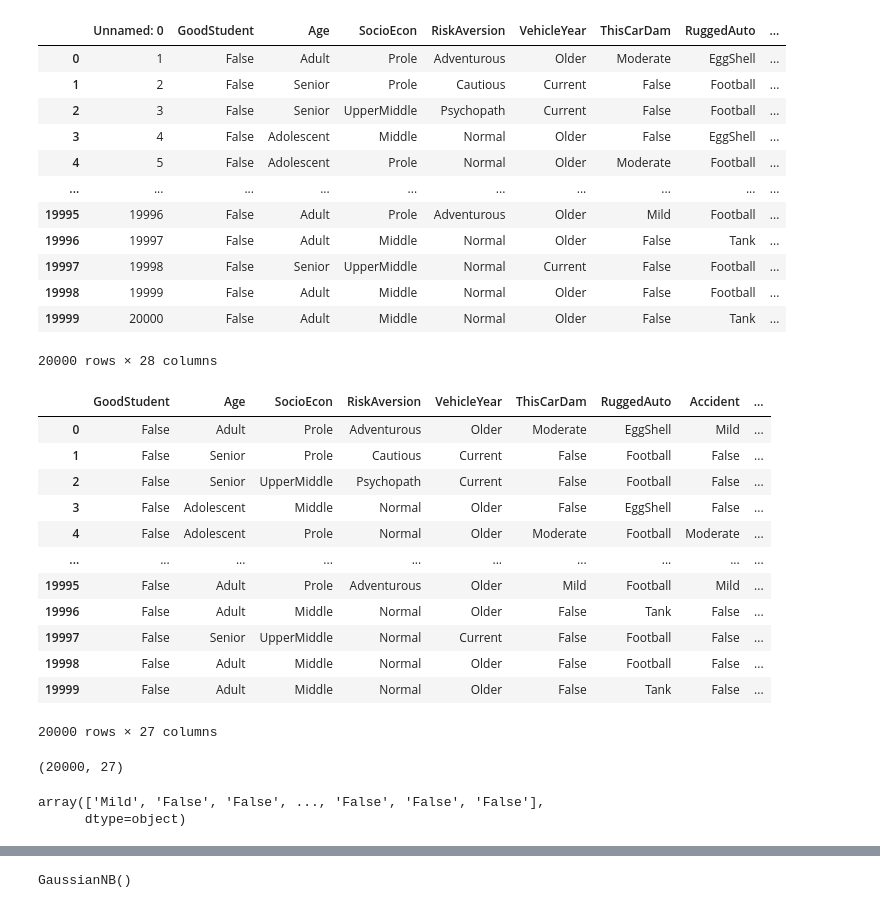
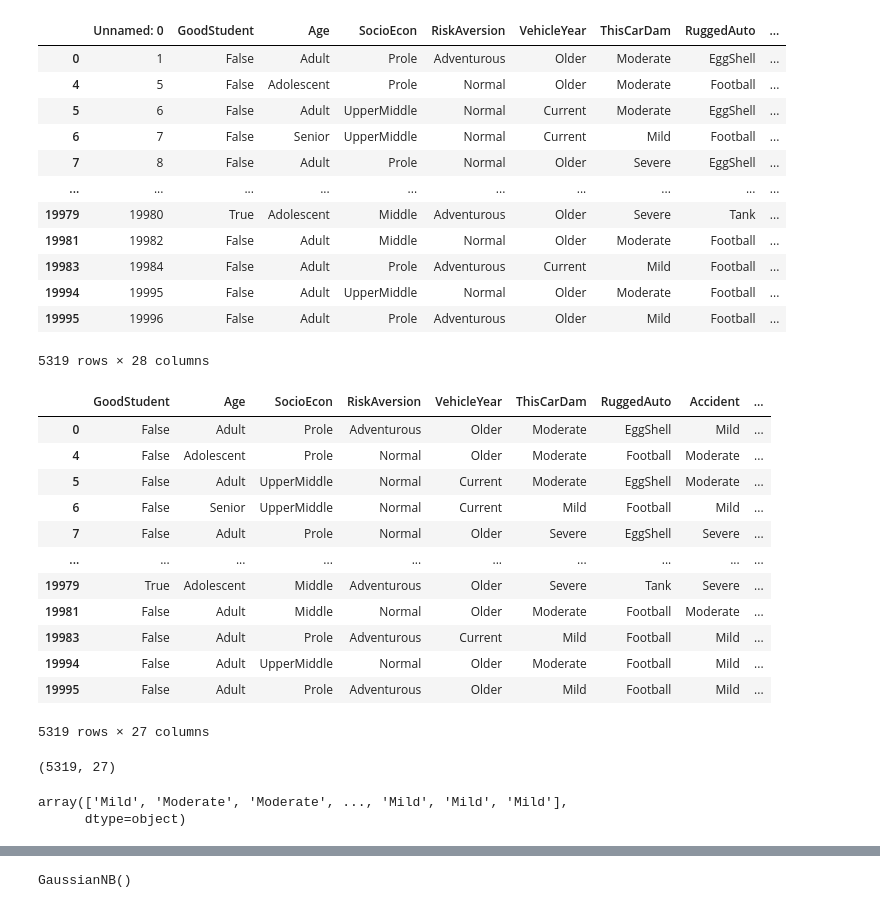
Before and after one commit to seskelsen/ai, a Jupyter notebook: NaiveBayes.ipynb, the cells around one changed output, grey strips where cells are left out. Saved outputs shown, nothing was run; the diff lists cells and outputs as text; code cells hidden in the pictures.

```diff
--- a/NaiveBayes.ipynb
+++ b/NaiveBayes.ipynb
@@ -8,42 +8,43 @@ from sklearn.metrics import accuracy_score, precision_score, recall_score, f1_sc
 from yellowbrick.classifier import ConfusionMatrix
 # %%
 base = pd.read_csv("insurance.csv")
+base = base.dropna()
 base
 # %% [output]
 |  | Unnamed: 0 | GoodStudent | Age | SocioEcon | RiskAversion | VehicleYear | ThisCarDam | RuggedAuto | ... |
 | 0 | 1 | False | Adult | Prole | Adventurous | Older | Moderate | EggShell | ... |
-| 1 | 2 | False | Senior | Prole | Cautious | Current | False | Football | ... |
-| 2 | 3 | False | Senior | UpperMiddle | Psychopath | Current | False | Football | ... |
-| 3 | 4 | False | Adolescent | Middle | Normal | Older | False | EggShell | ... |
 | 4 | 5 | False | Adolescent | Prole | Normal | Older | Moderate | Football | ... |
+| 5 | 6 | False | Adult | UpperMiddle | Normal | Current | Moderate | EggShell | ... |
+| 6 | 7 | False | Senior | UpperMiddle | Normal | Current | Mild | Football | ... |
+| 7 | 8 | False | Adult | Prole | Normal | Older | Severe | EggShell | ... |
 | ... | ... | ... | ... | ... | ... | ... | ... | ... | ... |
+| 19979 | 19980 | True | Adolescent | Middle | Adventurous | Older | Severe | Tank | ... |
+| 19981 | 19982 | False | Adult | Middle | Normal | Older | Moderate | Football | ... |
+| 19983 | 19984 | False | Adult | Prole | Adventurous | Current | Mild | Football | ... |
+| 19994 | 19995 | False | Adult | UpperMiddle | Normal | Older | Moderate | Football | ... |
 | 19995 | 19996 | False | Adult | Prole | Adventurous | Older | Mild | Football | ... |
-| 19996 | 19997 | False | Adult | Middle | Normal | Older | False | Tank | ... |
-| 19997 | 19998 | False | Senior | UpperMiddle | Normal | Current | False | Football | ... |
-| 19998 | 19999 | False | Adult | Middle | Normal | Older | False | Football | ... |
-| 19999 | 20000 | False | Adult | Middle | Normal | Older | False | Tank | ... |
-20000 rows × 28 columns
+5319 rows × 28 columns
 # %%
 base = base.drop(columns="Unnamed: 0")
 base
 # %% [output]
 |  | GoodStudent | Age | SocioEcon | RiskAversion | VehicleYear | ThisCarDam | RuggedAuto | Accident | ... |
 | 0 | False | Adult | Prole | Adventurous | Older | Moderate | EggShell | Mild | ... |
-| 1 | False | Senior | Prole | Cautious | Current | False | Football | False | ... |
-| 2 | False | Senior | UpperMiddle | Psychopath | Current | False | Football | False | ... |
-| 3 | False | Adolescent | Middle | Normal | Older | False | EggShell | False | ... |
 | 4 | False | Adolescent | Prole | Normal | Older | Moderate | Football | Moderate | ... |
+| 5 | False | Adult | UpperMiddle | Normal | Current | Moderate | EggShell | Moderate | ... |
+| 6 | False | Senior | UpperMiddle | Normal | Current | Mild | Football | Mild | ... |
+| 7 | False | Adult | Prole | Normal | Older | Severe | EggShell | Severe | ... |
 | ... | ... | ... | ... | ... | ... | ... | ... | ... | ... |
+| 19979 | True | Adolescent | Middle | Adventurous | Older | Severe | Tank | Severe | ... |
+| 19981 | False | Adult | Middle | Normal | Older | Moderate | Football | Moderate | ... |
+| 19983 | False | Adult | Prole | Adventurous | Current | Mild | Football | Mild | ... |
+| 19994 | False | Adult | UpperMiddle | Normal | Older | Moderate | Football | Mild | ... |
 | 19995 | False | Adult | Prole | Adventurous | Older | Mild | Football | Mild | ... |
-| 19996 | False | Adult | Middle | Normal | Older | False | Tank | False | ... |
-| 19997 | False | Senior | UpperMiddle | Normal | Current | False | Football | False | ... |
-| 19998 | False | Adult | Middle | Normal | Older | False | Football | False | ... |
-| 19999 | False | Adult | Middle | Normal | Older | False | Tank | False | ... |
-20000 rows × 27 columns
+5319 rows × 27 columns
 # %%
 base.shape
 # %% [output]
-(20000, 27)
+(5319, 27)
 # %%
 # coluna accident
 y = base.iloc[:, 7].values
@@ -51,7 +52,7 @@ X = base.iloc[:,[0,1,2,3,4,5,6,8,9,10,11,12,13,14,15,16,17,18,19,20,21,22,23,24,
 # %%
 y
 # %% [output]
-array(['Mild', 'False', 'False', ..., 'False', 'False', 'False'],
+array(['Mild', 'Moderate', 'Moderate', ..., 'Mild', 'Mild', 'Mild'],
       dtype=object)
 # %%
 labelencoder = LabelEncoder()
```
Also changed, not shown: parts of 5 cells of this notebook, 7 other files.
